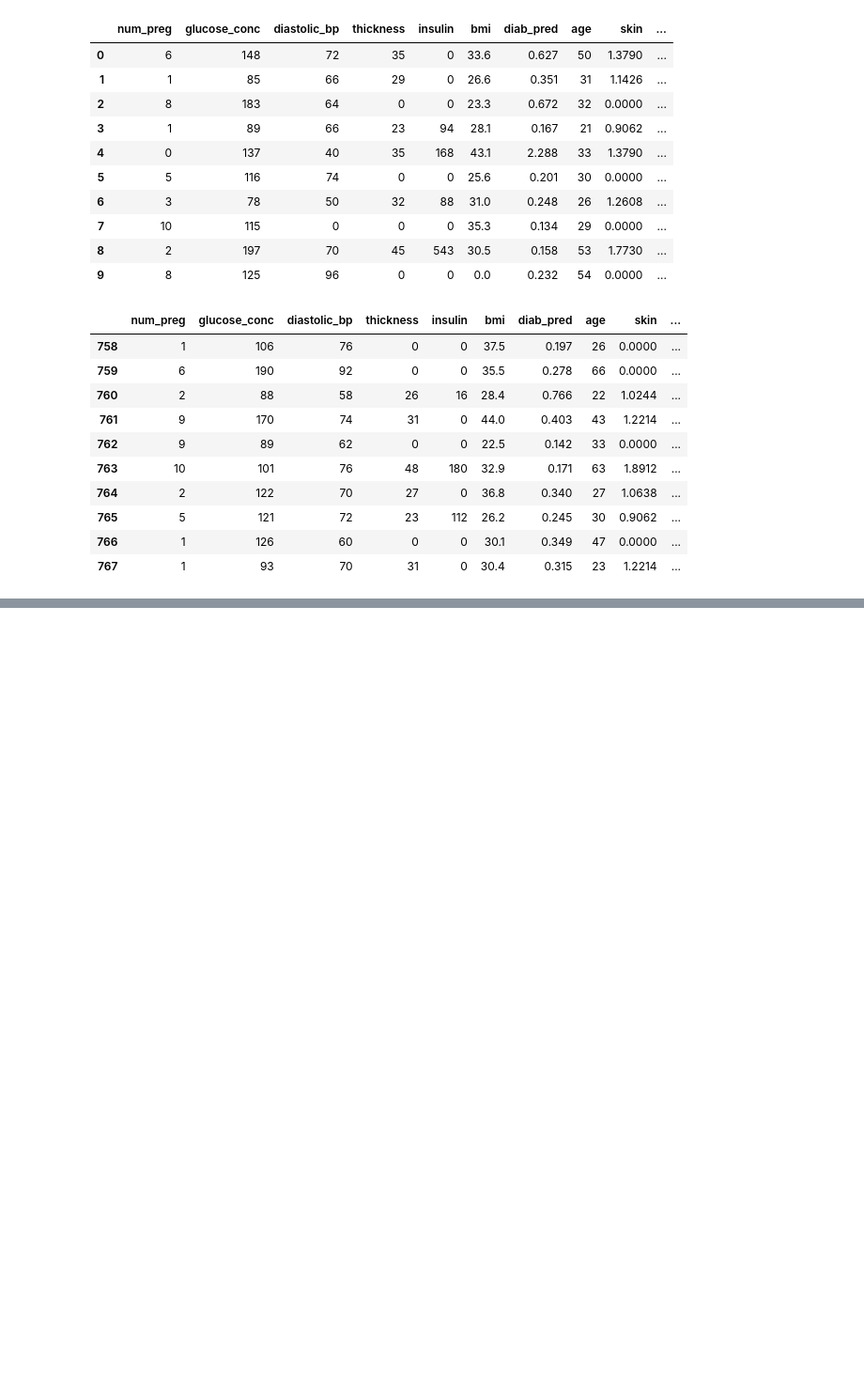
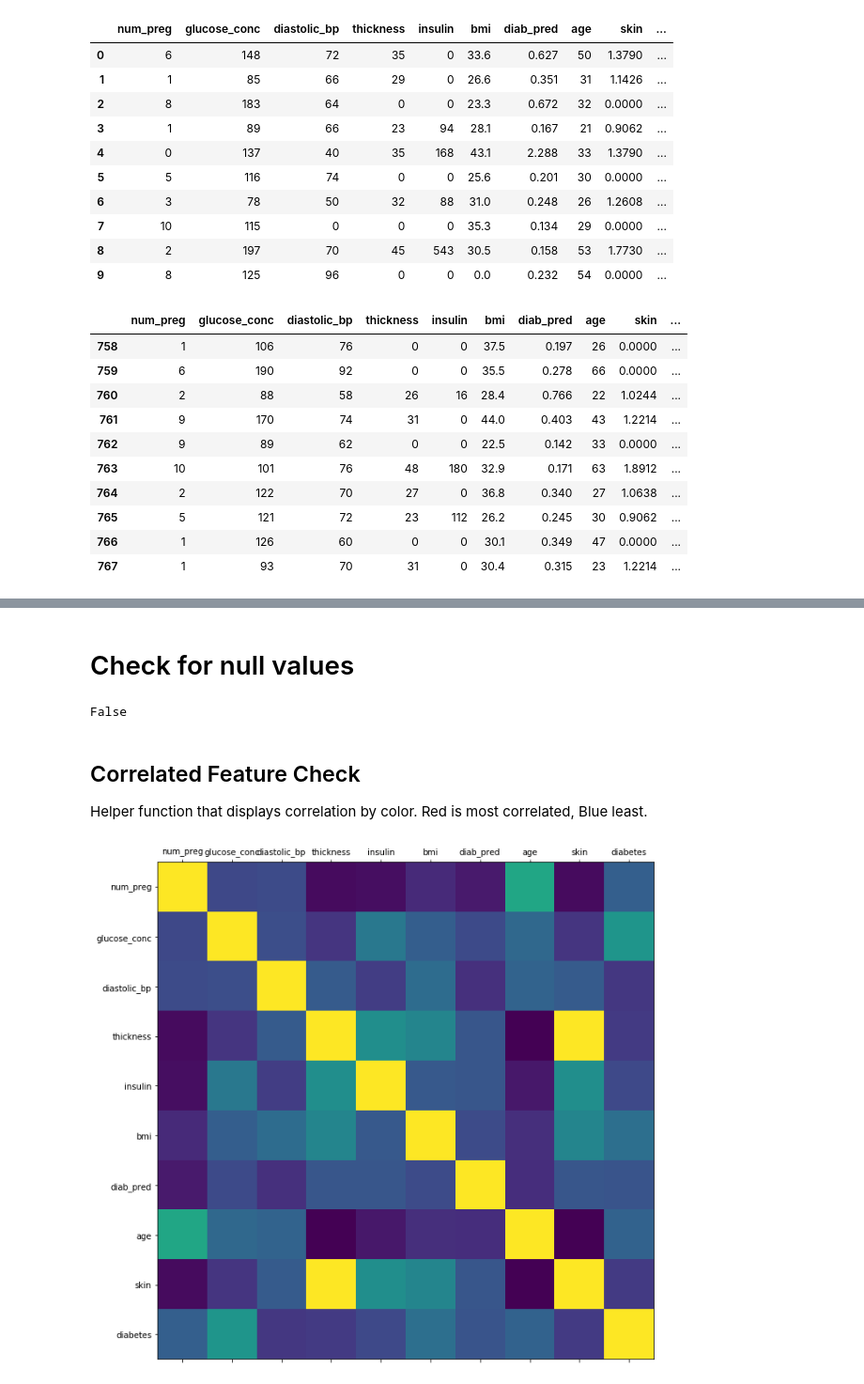
Before and after one commit to Mayurgupta3/Using-Project-Jupyter-and-Machine-learning-to-optimize-the-Prediction-of-Diabetes, a Jupyter notebook: Pima-Indian-Diabetes-Prediction.ipynb, the cells around one changed output, grey strips where cells are left out. Shown: that part at 94% size. Drawn from its saved outputs; the diff is of its cells as text; code cells hidden in the pictures; blank space fills up the shorter version.

Commit message:
Checked for Correlated features

```diff
--- a/Pima-Indian-Diabetes-Prediction.ipynb
+++ b/Pima-Indian-Diabetes-Prediction.ipynb
@@ -68,0 +86,36 @@ df.tail(10)
+# %% [markdown]
+# Check for null values
+# %%
+df.isnull().values.any()
+# %% [output]
+False
+# %% [markdown]
+## Correlated Feature Check
+Helper function that displays correlation by color. Red is most correlated, Blue least.
+# %%
+def plot_corr(df, size=11):
+    """"
+    Function plots a graphical corrlation matrix for each pair of columns in the dataframe.
+
+    Input:
+        df: pandas Dataframe
+        sixe: vertical and horizontal size of the plot
+
+    Displays:
+        matrix of correlation between columns. Blue-cyan-yellow-red-darked => less to more correlated
+
+        0-------------------------------->1
+        Expect a darked line running from top left to bottom right
+
+
+    """
+
+    corr = df.corr()  #dataframe correlation function
+    fig, ax = plt.subplots(figsize=(size, size))
+    ax.matshow(corr)    #color code the rectangles by correlation value
+    plt.xticks(range(len(corr.columns)), corr.columns)    #draw x ticks marks
+    plt.yticks(range(len(corr.columns)), corr.columns)    #draw y ticks marks
+# %%
+plot_corr(df)
+# %% [output]
+[figure, added]
```
Also changed, not shown: parts of 9 cells of this notebook.
